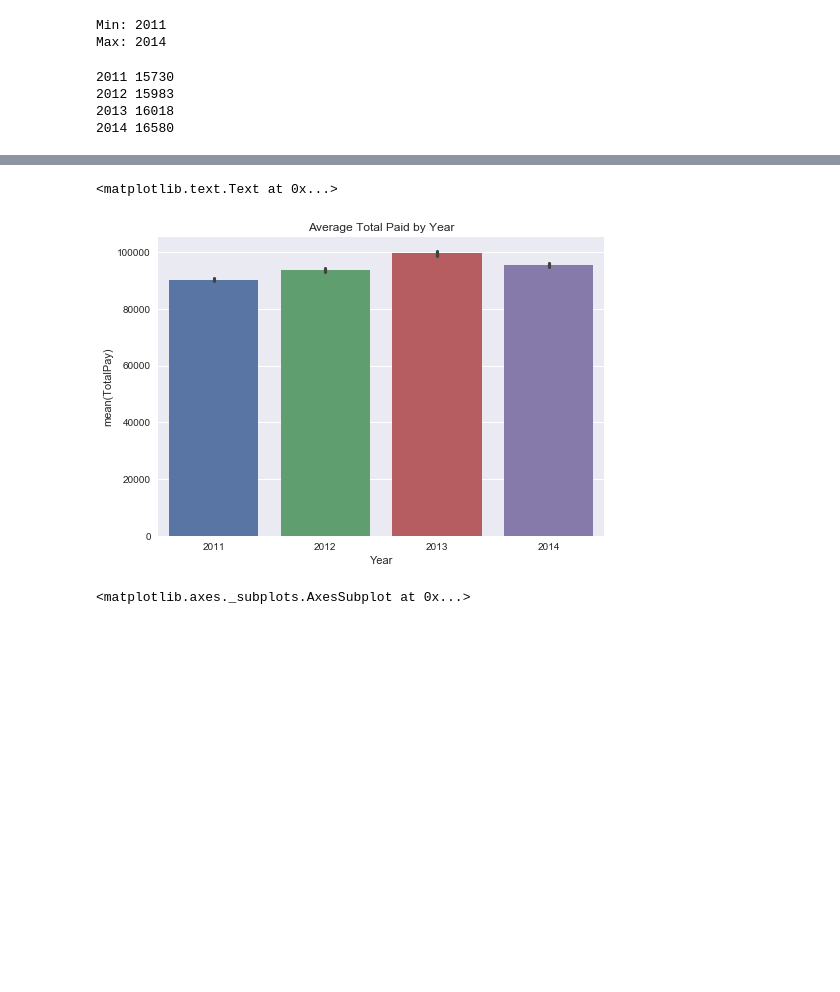
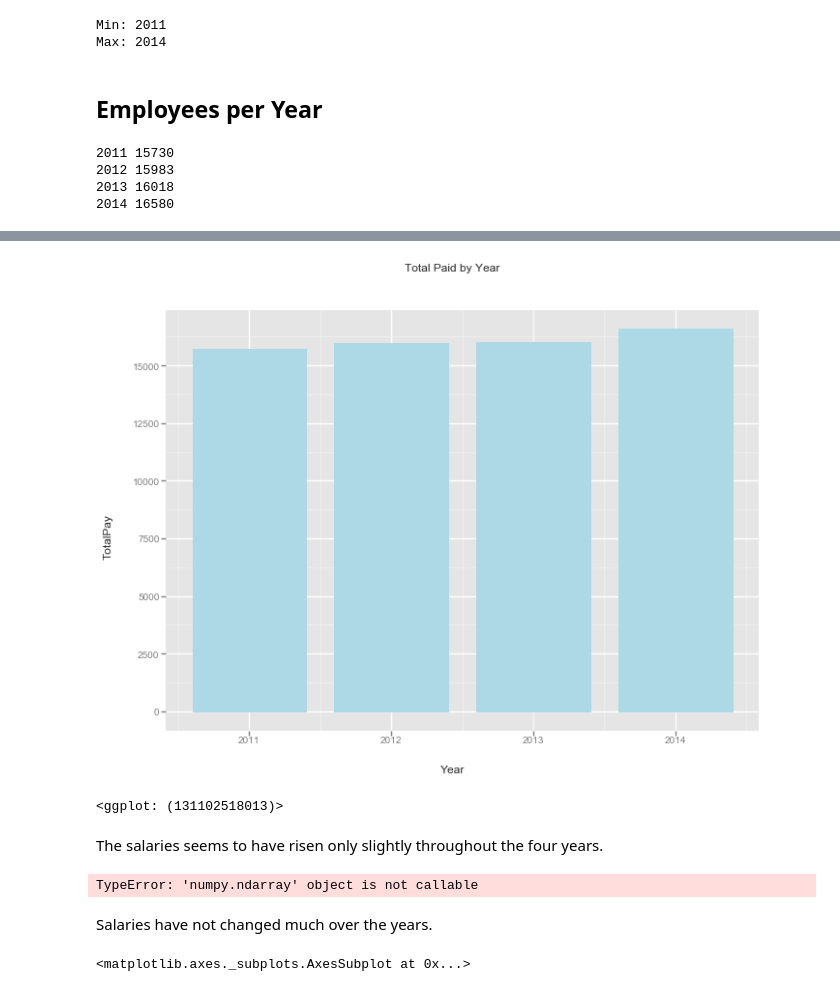
Before and after one commit to ababen/DataIntensive, a Jupyter notebook: Capstone/DataStory-SF-Final.ipynb, the cells around one changed output, grey strips where cells are left out. Drawn from its saved outputs; the diff is of its cells as text; code cells hidden in the pictures; blank space fills up the shorter version.

```diff
--- a/Capstone/DataStory-SF-Final.ipynb
+++ b/Capstone/DataStory-SF-Final.ipynb
@@ -232,6 +217,8 @@ print('Max:', sf.Year.max())
 # %% [output]
 Min: 2011
 Max: 2014
+# %% [markdown]
+## Employees per Year
 # %%
 # Count records per year with a loop
 for y in range(min(sf.Year), max(sf.Year)+1):
@@ -260,9 +240,28 @@ y = sf.groupby('Year').size()
+# %%
+ggplot(aes(x='Year', y='TotalPay'), data=sf) +\
+    geom_bar(fill='lightblue') +\
+    ggtitle("Total Paid by Year")
+# %% [output]
+[figure, added]
+<ggplot: (131102518013)>
+# %% [markdown]
+The salaries seems to have risen only slightly throughout the four years.
 # %%
 # Average Paid by year
-sf[['Year', "TotalPay"]].groupby('Year').mean()
-sns.barplot(x = "Year", y="TotalPay", data = sf)
-sns.plt.title('Average Total Paid by Year')
+sf_yr = sf
+sf_yr = sf_yr[['Year', "TotalPay"]].groupby('Year').median()
+#sf_yr = sf_yr[['Year', "TotalPay"]].groupby('Year').mean()
+sf_yr = sf_yr.unstack().head()
+#viz1 = sns.boxplot(x = "Year", y="TotalPay", data = sf)
+#viz1 = sns.plt.title('Average Total Paid by Year')
+#viz1
+#sf_yr.plot(kind='bar')
+#sf_yr = sns.barplot(data = sf_yr, x = 'Year', y = 'TotalPay')
+
+ggplot(aes(), data=sf_yr) +\
+    geom_boxplot()
 # %% [output]
-<matplotlib.text.Text at 0x...>
+TypeError: 'numpy.ndarray' object is not callable
-[figure, removed]
+# %% [markdown]
+Salaries have not changed much over the years.
 # %%
```
Also changed, not shown: parts of 42 cells of this notebook.
